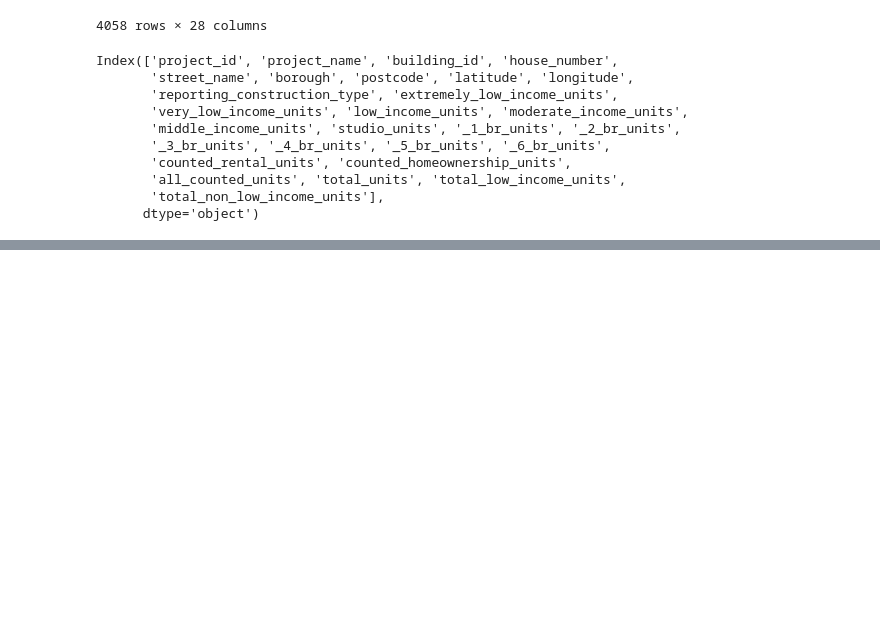
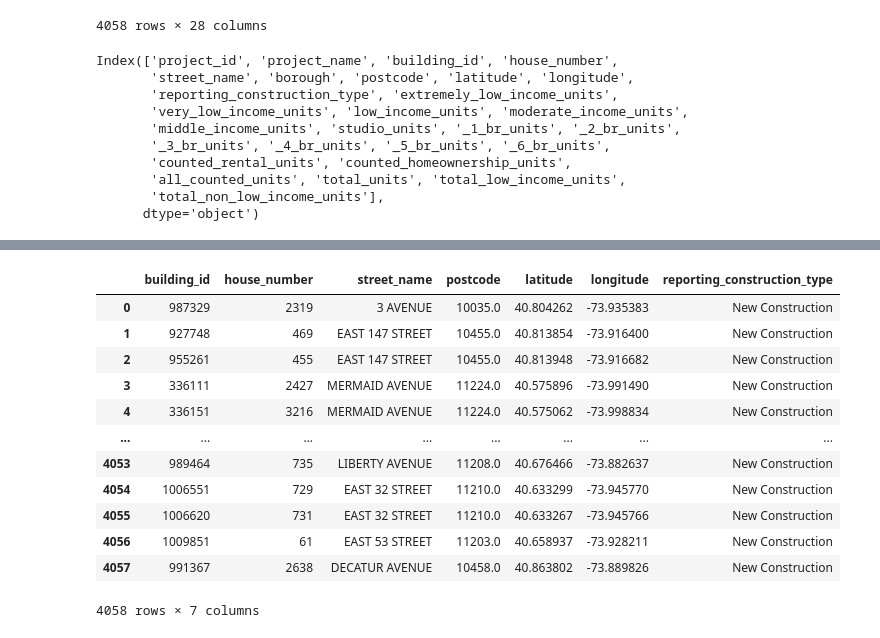
Before and after one commit to soniatavarez/nyc_affordable_housing, a Jupyter notebook: scripts/load.ipynb, the cells around one changed output, grey strips where cells are left out. Cells and saved outputs as stored; diff of their text form; code cells hidden in the pictures; blank space fills up the shorter version.

```diff
--- a/scripts/load.ipynb
+++ b/scripts/load.ipynb
@@ -77,3 +76,5 @@ Index(['project_id', 'project_name', 'building_id', 'house_number',
        'all_counted_units', 'total_units', 'total_low_income_units',
        'total_non_low_income_units'],
       dtype='object')
+# %%
+df_ah=download_data.copy()
@@ -79,0 +117,19 @@ Index(['project_id', 'project_name', 'building_id', 'house_number',
+# %%
+#creating building dimension
+dim_building=df_ah[['building_id','house_number','street_name','postcode', 'latitude', 'longitude',
+       'reporting_construction_type']]
+dim_building
+# %% [output]
+|  | building_id | house_number | street_name | postcode | latitude | longitude | reporting_construction_type |
+| 0 | 987329 | 2319 | 3 AVENUE | 10035.0 | 40.804262 | -73.935383 | New Construction |
+| 1 | 927748 | 469 | EAST 147 STREET | 10455.0 | 40.813854 | -73.916400 | New Construction |
+| 2 | 955261 | 455 | EAST 147 STREET | 10455.0 | 40.813948 | -73.916682 | New Construction |
+| 3 | 336111 | 2427 | MERMAID AVENUE | 11224.0 | 40.575896 | -73.991490 | New Construction |
+| 4 | 336151 | 3216 | MERMAID AVENUE | 11224.0 | 40.575062 | -73.998834 | New Construction |
+| ... | ... | ... | ... | ... | ... | ... | ... |
+| 4053 | 989464 | 735 | LIBERTY AVENUE | 11208.0 | 40.676466 | -73.882637 | New Construction |
+| 4054 | 1006551 | 729 | EAST 32 STREET | 11210.0 | 40.633299 | -73.945770 | New Construction |
+| 4055 | 1006620 | 731 | EAST 32 STREET | 11210.0 | 40.633267 | -73.945766 | New Construction |
+| 4056 | 1009851 | 61 | EAST 53 STREET | 11203.0 | 40.658937 | -73.928211 | New Construction |
+| 4057 | 991367 | 2638 | DECATUR AVENUE | 10458.0 | 40.863802 | -73.889826 | New Construction |
+4058 rows × 7 columns
```
Also changed, not shown: parts of 10 cells of this notebook, 7 other files.
